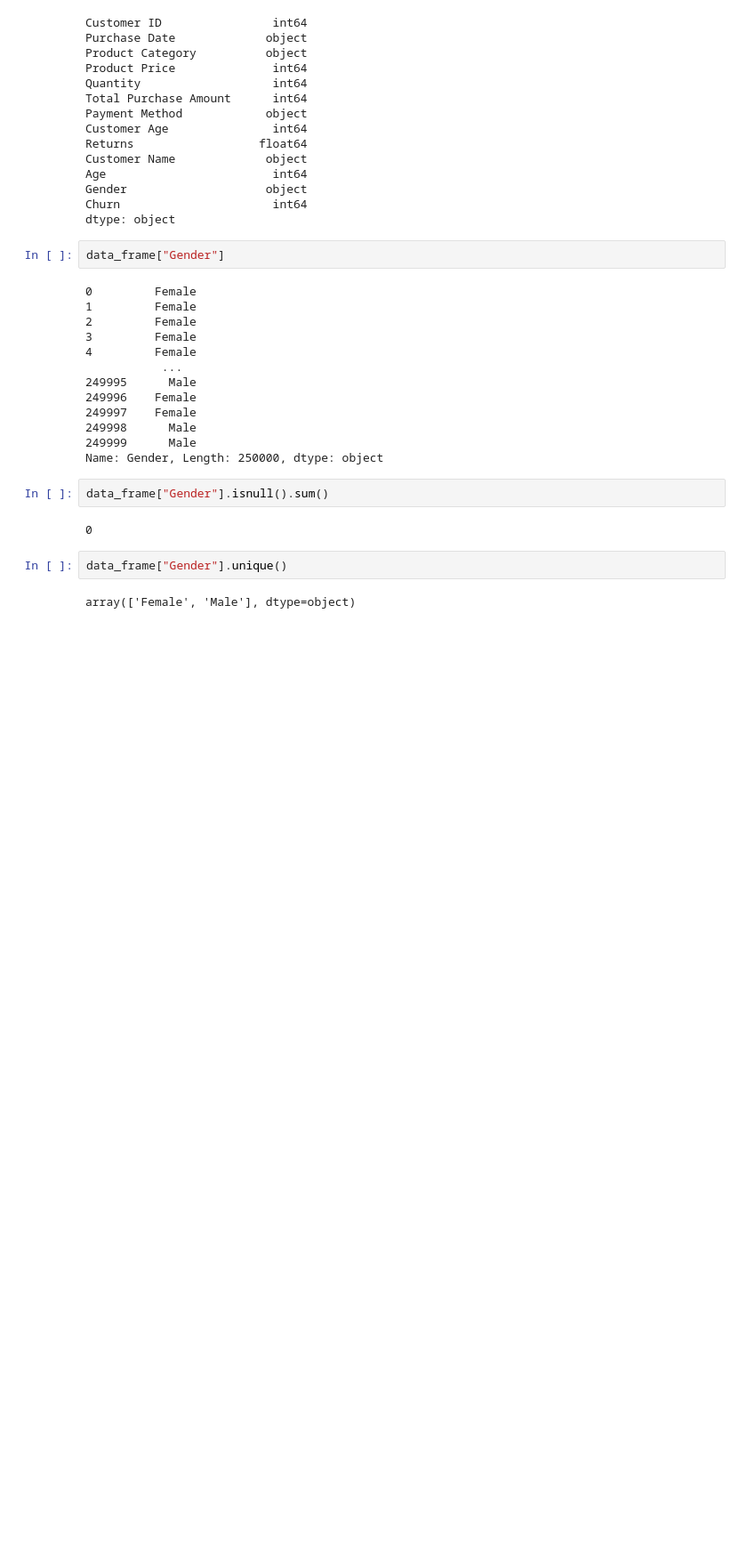
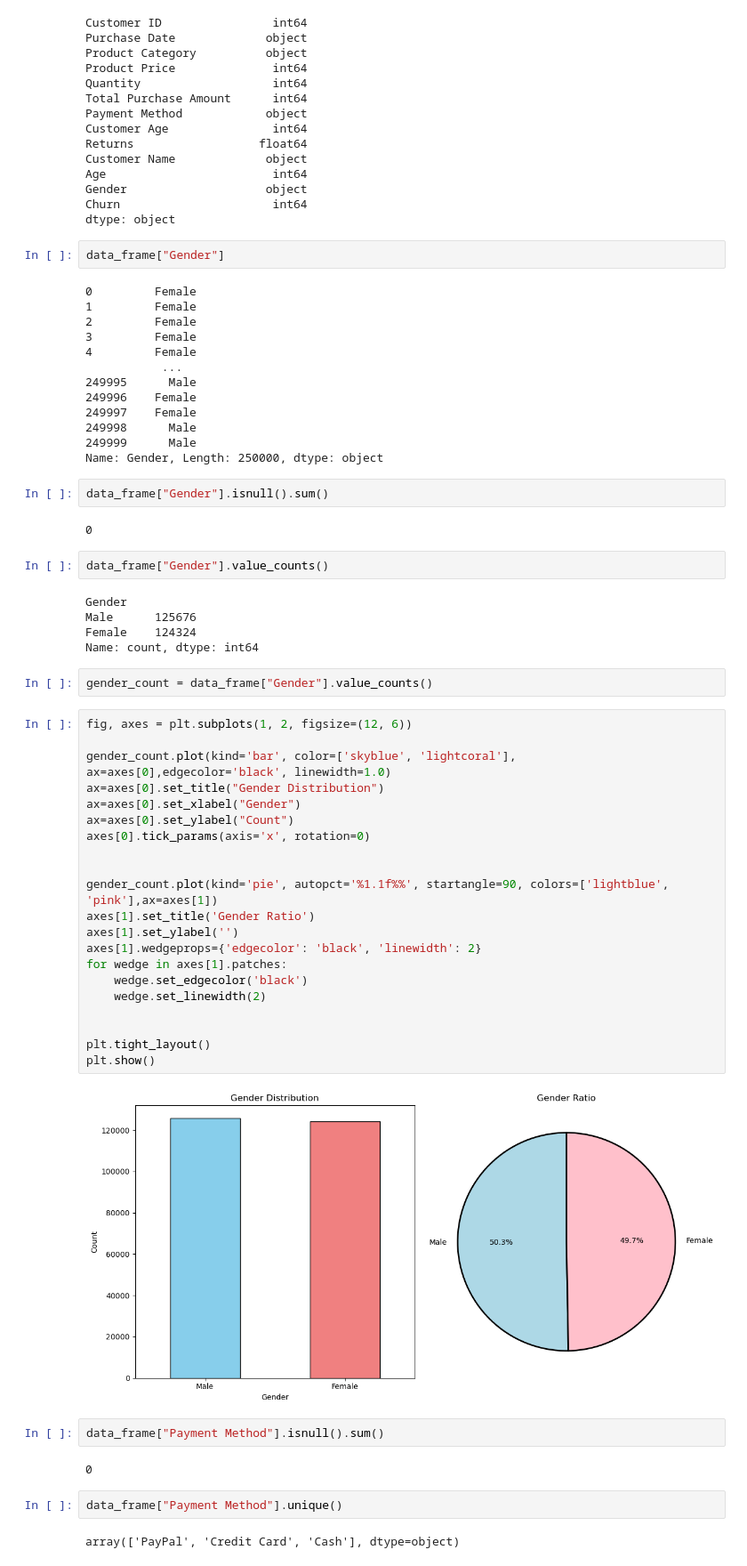
Before and after one commit to ashutosh-bhagat/E-Commerce, a Jupyter notebook: analyse.ipynb, the cells around one changed output. Shown: that part at 89% size. Saved outputs shown, nothing was run; the diff lists cells and outputs as text; blank space fills up the shorter version.

Commit message:
graphs updated

```diff
--- a/analyse.ipynb
+++ b/analyse.ipynb
@@ -67,6 +67,42 @@ data_frame["Gender"].isnull().sum()
 # %% [output]
 0
 # %%
-data_frame["Gender"].unique()
+data_frame["Gender"].value_counts()
 # %% [output]
-array(['Female', 'Male'], dtype=object)
+Gender
+Male      125676
+Female    124324
+Name: count, dtype: int64
+# %%
+gender_count = data_frame["Gender"].value_counts()
+# %%
+fig, axes = plt.subplots(1, 2, figsize=(12, 6))
+
+gender_count.plot(kind='bar', color=['skyblue', 'lightcoral'], ax=axes[0],edgecolor='black', linewidth=1.0)
+ax=axes[0].set_title("Gender Distribution")
+ax=axes[0].set_xlabel("Gender")
+ax=axes[0].set_ylabel("Count")
+axes[0].tick_params(axis='x', rotation=0)
+
+
+gender_count.plot(kind='pie', autopct='%1.1f%%', startangle=90, colors=['lightblue', 'pink'],ax=axes[1])
+axes[1].set_title('Gender Ratio')
+axes[1].set_ylabel('')
+axes[1].wedgeprops={'edgecolor': 'black', 'linewidth': 2}
+for wedge in axes[1].patches:
+    wedge.set_edgecolor('black')
+    wedge.set_linewidth(2)
+
+
+plt.tight_layout()
+plt.show()
+# %% [output]
+[figure, added]
+# %%
+data_frame["Payment Method"].isnull().sum()
+# %% [output]
+0
+# %%
+data_frame["Payment Method"].unique()
+# %% [output]
+array(['PayPal', 'Credit Card', 'Cash'], dtype=object)
```
Also changed, not shown: parts of 4 cells of this notebook.
